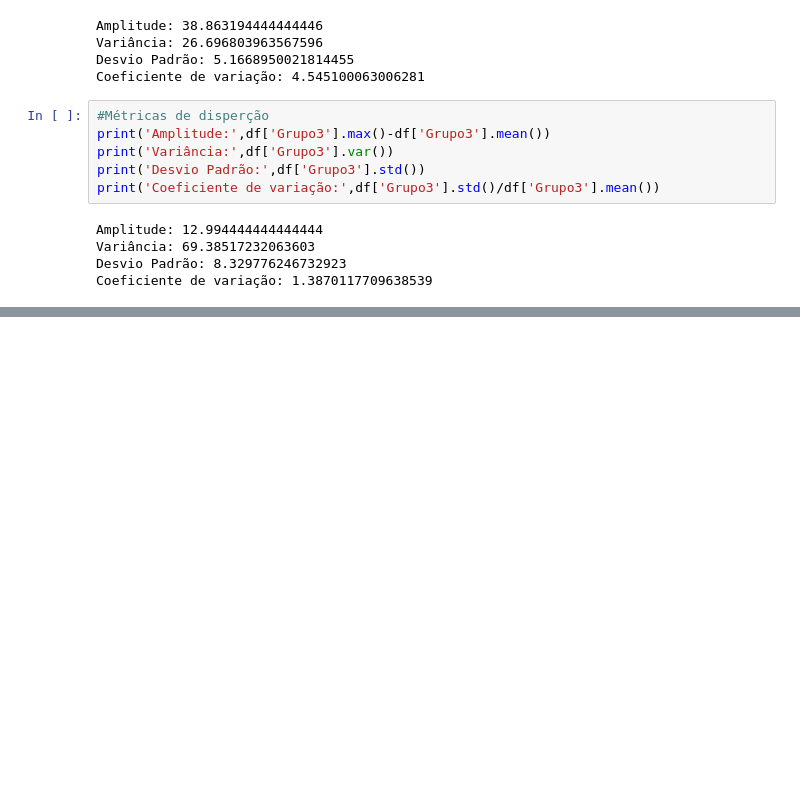
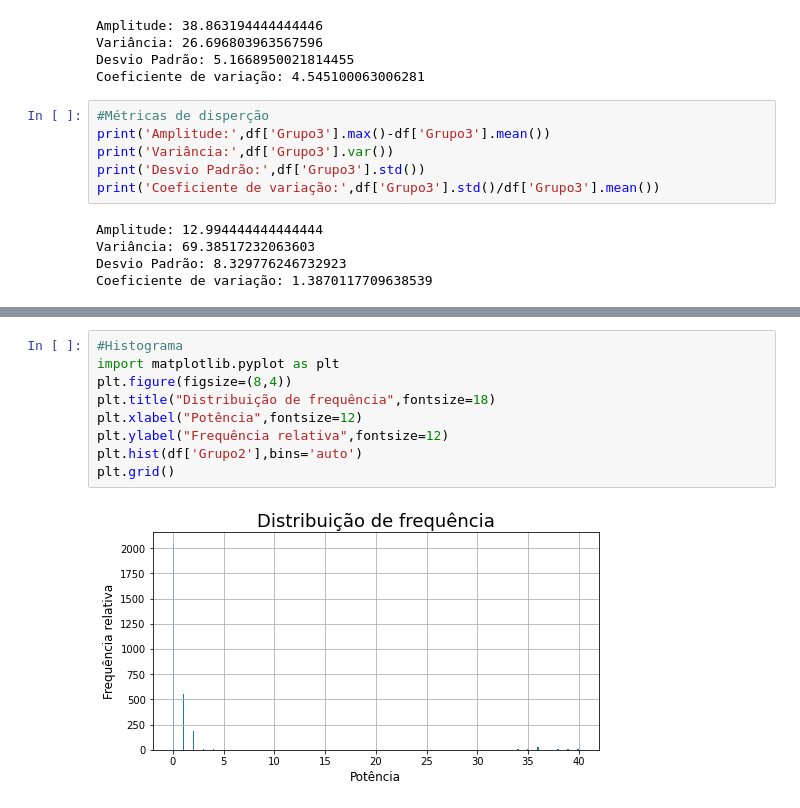
Before and after one commit to Ramon-Goveia/Estat-stica-Descritiva, a Jupyter notebook: analiseDescritiva.ipynb, the cells around one changed output, grey strips where cells are left out. Drawn from its saved outputs; the diff is of its cells as text; blank space fills up the shorter version.

```diff
--- a/analiseDescritiva.ipynb
+++ b/analiseDescritiva.ipynb
@@ -119,0 +156,11 @@ Coeficiente de variação: 1.3870117709638539
+# %%
+#Histograma
+import matplotlib.pyplot as plt
+plt.figure(figsize=(8,4))
+plt.title("Distribuição de frequência",fontsize=18)
+plt.xlabel("Potência",fontsize=12)
+plt.ylabel("Frequência relativa",fontsize=12)
+plt.hist(df['Grupo2'],bins='auto')
+plt.grid()
+# %% [output]
+[figure, added]
```
Also changed, not shown: parts of 3 cells of this notebook.
